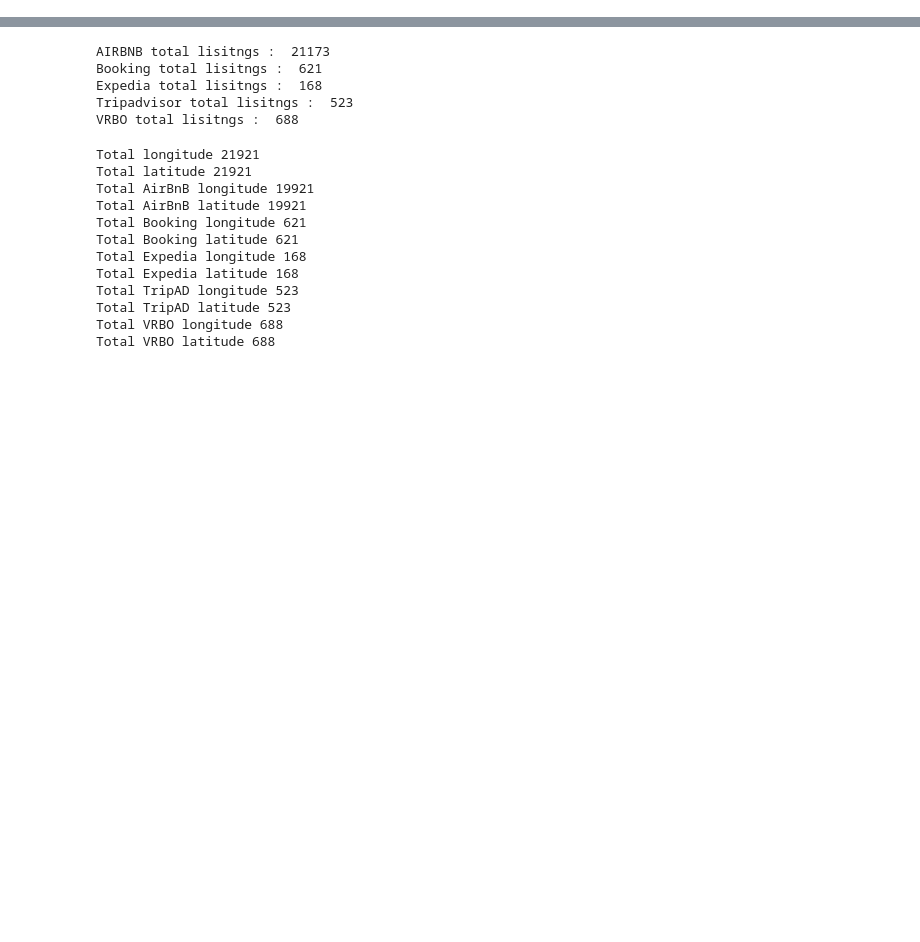
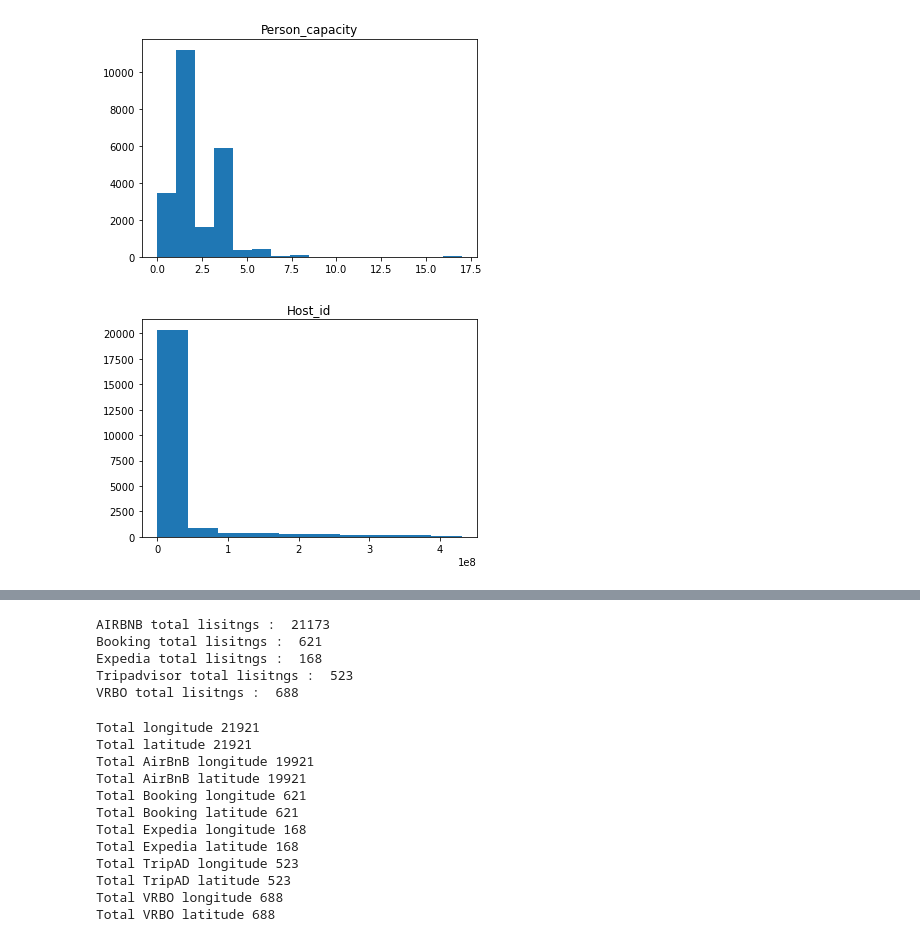
Before and after one commit to Amsterdam-Internships/Double-Listing, a Jupyter notebook: data.ipynb, the cells around one changed output, grey strips where cells are left out. Saved outputs shown, nothing was run; the diff lists cells and outputs as text; code cells hidden in the pictures; blank space fills up the shorter version.

```diff
--- a/data.ipynb
+++ b/data.ipynb
@@ -28,0 +95,25 @@ Index(['wsa_listing_id', 'customer_name', 'site', 'listing_id',
+# %%
+df_frame['ListingId'] = df_frame['ListingId'].str.replace('[A-Za-z]', '').astype('int64') # remove letters-ListingId has entries which start with a letter h123133... only in some sites
+df_frame['Person_capacity'].fillna(0,inplace=True)   # There are Nan values which creates a conflict while converting all columns into the same dtype , turn them to 0 temporarily
+df_frame['Host_id'].fillna(0,inplace=True)
+df_frame['Instant_bookable']= df_frame['Instant_bookable'].astype('int64')
+similar_columns = []
+# Make every similar column match the dtype so it can be joined
+for column in df_new.columns:
+
+    if column in df_frame.columns: #Only use columns which are similar in both df
+        dtype = df_new[column].dtypes
+        dtype_2 = df_frame[column].dtypes
+        similar_columns.append(column) # Save the similar keys in both dfs for joining
+
+
+        if dtype == 'float64' and dtype!= dtype_2: # If the dtype needs to be float and they have different dtypes remove commas, numbers are 1,20 instead of 1.20 which is needed for conversion
+            df_frame[column]= df_frame[column].str.replace(',', '.').astype(dtype)
+        elif dtype!= dtype_2: # If they are not the same just change the dtype
+            df_frame[column]= df_frame[column].astype(dtype)
+# %%
+histogram(df_frame,'Person_capacity')
+histogram(df_frame,'Host_id')
+# %% [output]
+[figure, added]
+[figure, added]
```
Also changed, not shown: parts of 21 cells of this notebook.
